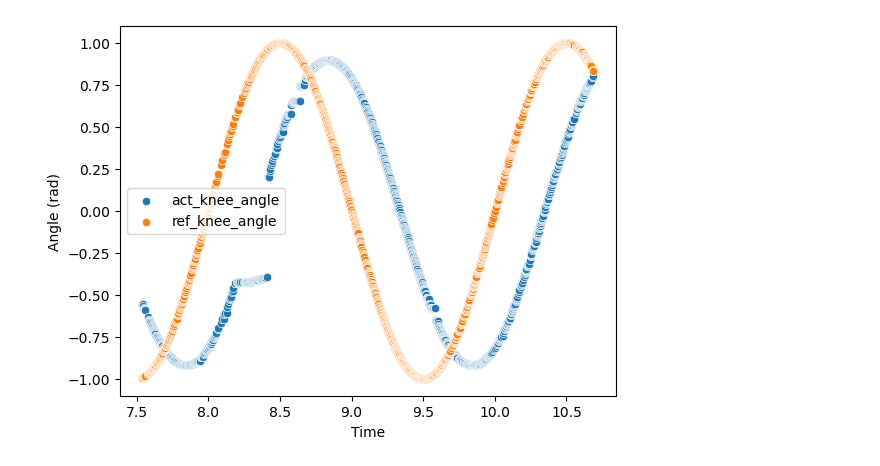
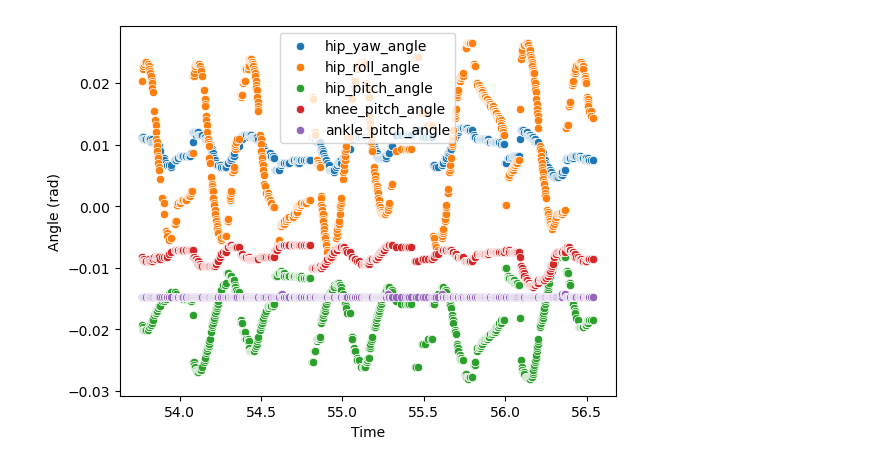
Before and after one commit to CuboiLeo/Xuanwu-bipedal-robot, a Jupyter notebook: source_code/high_level/data_plotter/plot_result.ipynb, the cells around one changed output. Drawn from its saved outputs; the diff is of its cells as text; code cells hidden in the pictures.

```diff
--- a/source_code/high_level/data_plotter/plot_result.ipynb
+++ b/source_code/high_level/data_plotter/plot_result.ipynb
@@ -5,11 +5,16 @@ import matplotlib.pyplot as plt
 import seaborn as sns
 # %%
 df = pd.read_csv('log.csv', header=None, names=['time','y1','y2','y3','y4','y5','y6'])
-sns.scatterplot(data=df[2100:3400], x='time', y='y1',label='act_knee_angle')
-sns.scatterplot(data=df[2100:3400], x='time', y='y2',label='ref_knee_angle')
+range = [18000, 19000]
+df = df[range[0]:range[1]]
+sns.scatterplot(data=df, x='time', y='y1',label='hip_yaw_angle')
+sns.scatterplot(data=df, x='time', y='y2',label='hip_roll_angle')
+sns.scatterplot(data=df, x='time', y='y3',label='hip_pitch_angle')
+sns.scatterplot(data=df, x='time', y='y4',label='knee_pitch_angle')
+sns.scatterplot(data=df, x='time', y='y5',label='ankle_pitch_angle')
 plt.legend()
 plt.xlabel("Time")
 plt.ylabel("Angle (rad)")
 plt.show()
 # %% [output]
-[figure, old version]
+[figure, new version]
```
Also changed, not shown: 4 other files.
